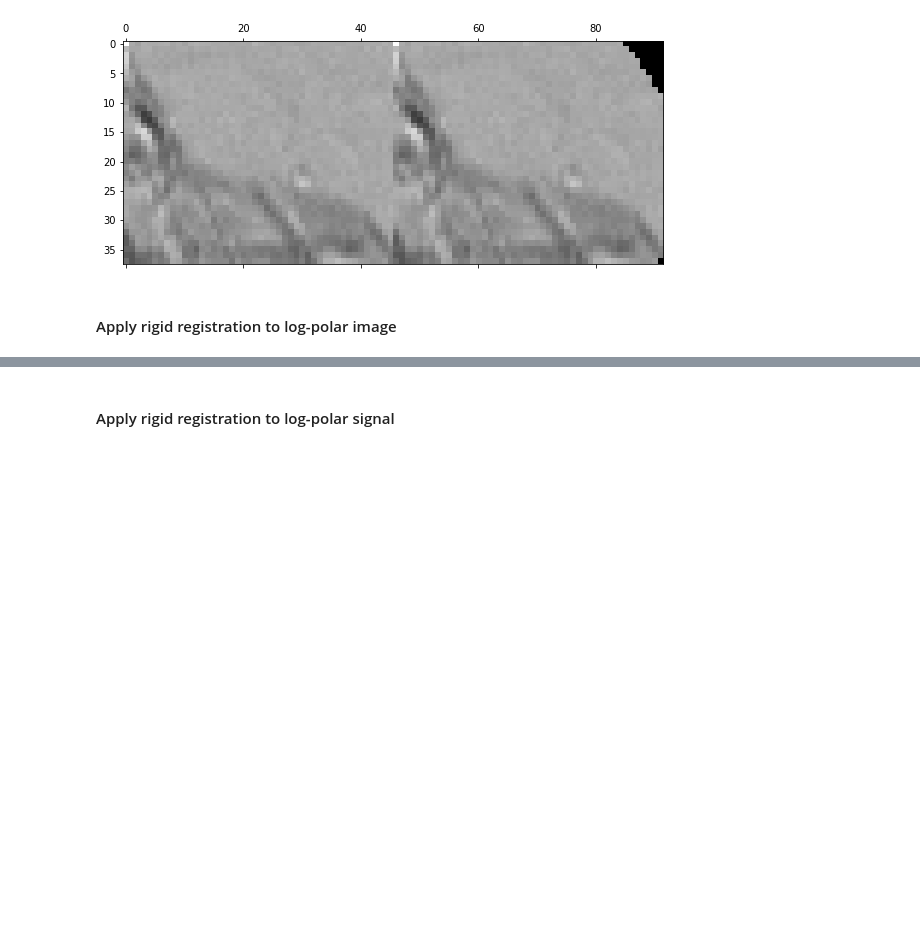
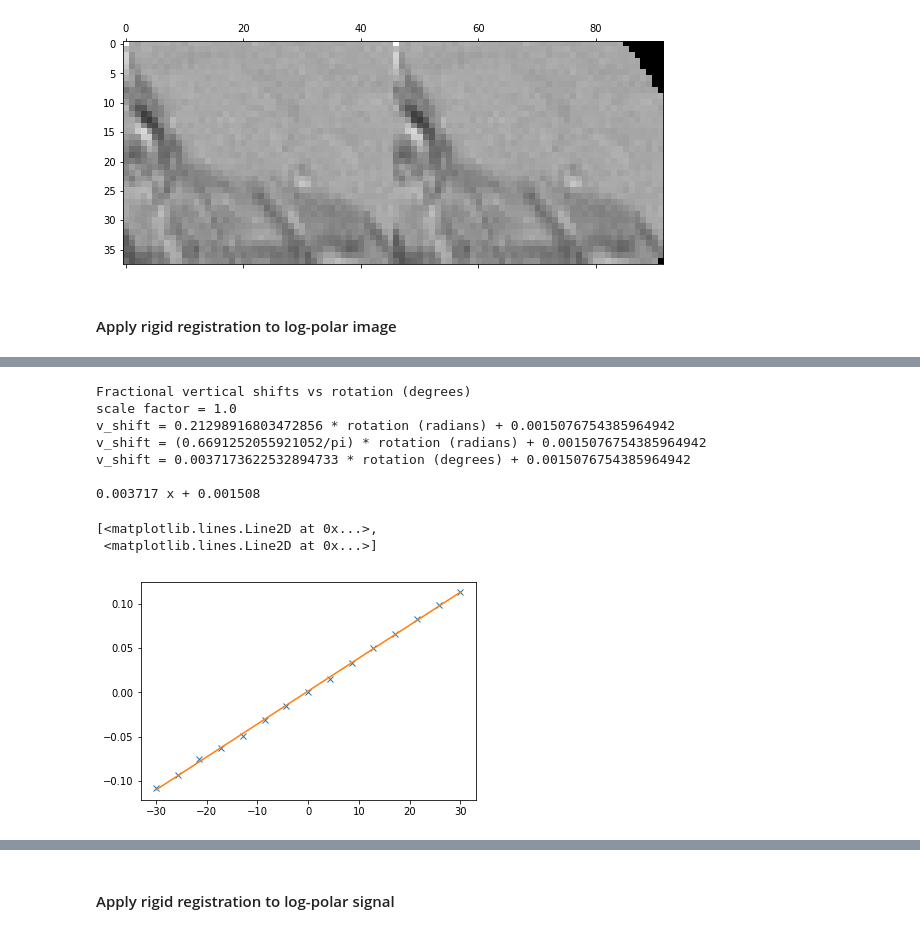
Before and after one commit to LawrenceDior/image-registration, a Jupyter notebook: ImageProcessingDemonstrations.ipynb, the cells around one changed output, grey strips where cells are left out. Cells and saved outputs as stored; diff of their text form; code cells hidden in the pictures; blank space fills up the shorter version.

```diff
--- a/ImageProcessingDemonstrations.ipynb
+++ b/ImageProcessingDemonstrations.ipynb
@@ -635,0 +794,45 @@ plt.matshow(np.hstack((arr_A_log_polar, arr_A_scaled_and_rotated_log_polar_shift
+# %%
+scale_index = 7
+print("Fractional vertical shifts vs rotation (degrees)")
+print("scale factor = " + str(scales[scale_index]))
+polyfit_rotation = np.polyfit(rotations, fractional_vertical_shifts.T[scale_index], 1)
+polyfit_rotation_degrees = np.polyfit(rotations_degrees, fractional_vertical_shifts.T[scale_index], 1)
+print("v_shift = " + str(polyfit_rotation[0]) + " * rotation (radians) + " + str(polyfit_rotation[1]))
+print("v_shift = (" + str(polyfit_rotation[0] * math.pi) + "/pi) * rotation (radians) + " + str(polyfit_rotation[1]))
+print("v_shift = " + str(polyfit_rotation_degrees[0]) + " * rotation (degrees) + " + str(polyfit_rotation_degrees[1]))
+poly1d_rotation = np.poly1d(polyfit_rotation)
+poly1d_rotation_degrees = np.poly1d(polyfit_rotation_degrees)
+print(poly1d_rotation_degrees)
+plt.plot(
+    rotations_degrees, fractional_vertical_shifts.T[scale_index], 'x',
+    rotations_degrees, np.poly1d(poly1d_rotation_degrees)(rotations_degrees))
+
+# v_shift is roughly (2*rotation)/(3*pi)
+# so rotation is roughly 1.5*pi*v_shift
+
+#  0: 0.004098 x - 0.00122
+#  1: 0.004026 x - 0.0004592
+#  2: 0.003983 x + 6.853e-06
+#  3: 0.003948 x + 0.0004386
+#  4: 0.003885 x + 2.741e-05
+#  5: 0.003857 x + 0.0006236
+#  6: 0.003794 x + 0.0006168
+#  7: 0.003717 x + 0.001508
+#  8: 0.003645 x + 0.002337
+#  9: 0.003543 x + 0.00355
+# 10: 0.003409 x + 0.005181
+# 11: 0.00335 x + 0.005839
+# 12: 0.00333 x + 0.006325
+# 13: 0.00331 x + 0.007586
+# 14: 0.003337 x + 0.008141
+# %% [output]
+Fractional vertical shifts vs rotation (degrees)
+scale factor = 1.0
+v_shift = 0.21298916803472856 * rotation (radians) + 0.0015076754385964942
+v_shift = (0.6691252055921052/pi) * rotation (radians) + 0.0015076754385964942
+v_shift = 0.0037173622532894733 * rotation (degrees) + 0.0015076754385964942
+
+0.003717 x + 0.001508
+[<matplotlib.lines.Line2D at 0x...>,
+ <matplotlib.lines.Line2D at 0x...>]
+[figure, added]
```
Also changed, not shown: parts of 16 cells of this notebook.
